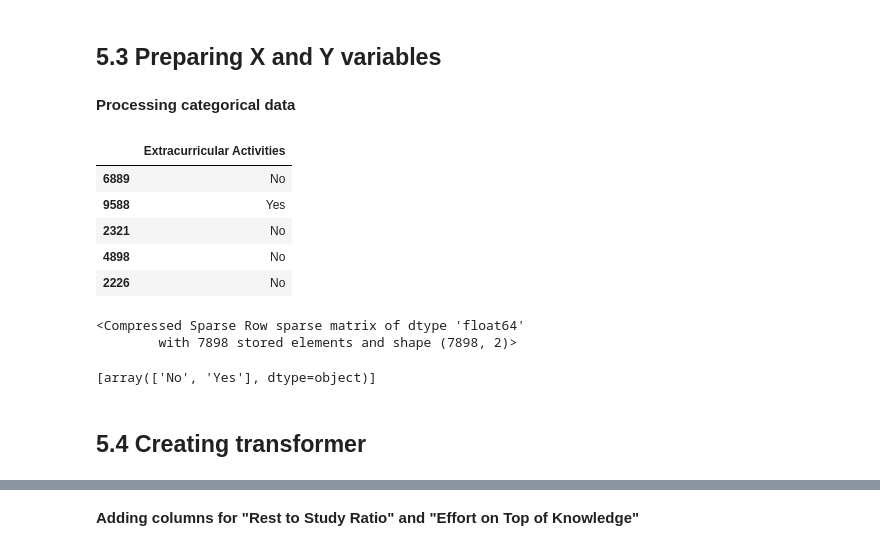
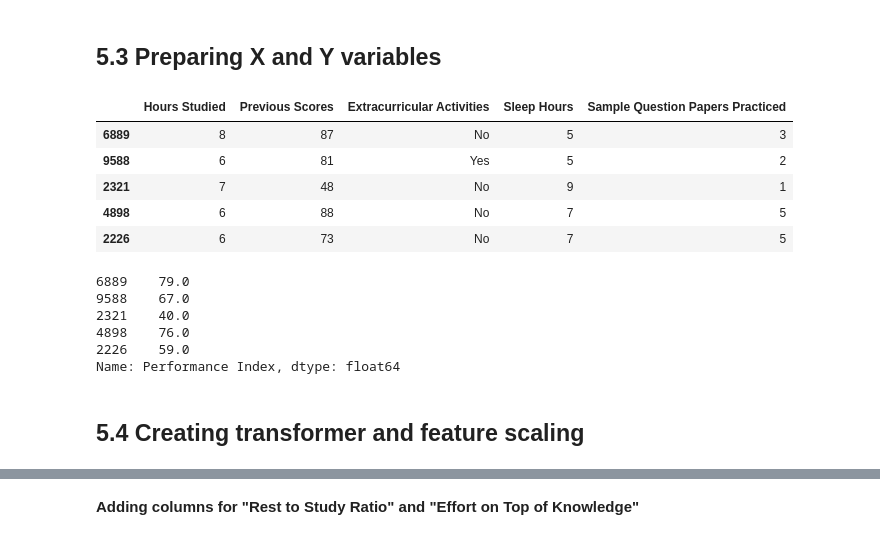
Before and after one commit to Hanna-hk/Student_Performance_ML_project, a Jupyter notebook: notebook/MODEL_TRAINING.ipynb, the cells around one changed output, grey strips where cells are left out. Saved outputs shown, nothing was run; the diff lists cells and outputs as text; code cells hidden in the pictures.

```diff
--- a/notebook/MODEL_TRAINING.ipynb
+++ b/notebook/MODEL_TRAINING.ipynb
@@ -133,29 +136,24 @@ strat_test_set = strat_test_set.drop("income_cat", axis=1)
 # %%
 df = strat_train_set.drop("Performance Index", axis=1)
 df_labels = strat_train_set["Performance Index"].copy()
-# %% [markdown]
-**Processing categorical data**
-# %%
-df_cat = df[["Extracurricular Activities"]]
-df_cat.head(5)
-# %% [output]
-|  | Extracurricular Activities |
-| 6889 | No |
-| 9588 | Yes |
-| 2321 | No |
-| 4898 | No |
-| 2226 | No |
-# %%
-cat_encoder = OneHotEncoder()
-df_cat_hot = cat_encoder.fit_transform(df_cat)
-df_cat_hot
-# %% [output]
-<Compressed Sparse Row sparse matrix of dtype 'float64'
-        with 7898 stored elements and shape (7898, 2)>
-# %%
-cat_encoder.categories_
-# %% [output]
-[array(['No', 'Yes'], dtype=object)]
+# %%
+df.head(5)
+# %% [output]
+|  | Hours Studied | Previous Scores | Extracurricular Activities | Sleep Hours | Sample Question Papers Practiced |
+| 6889 | 8 | 87 | No | 5 | 3 |
+| 9588 | 6 | 81 | Yes | 5 | 2 |
+| 2321 | 7 | 48 | No | 9 | 1 |
+| 4898 | 6 | 88 | No | 7 | 5 |
+| 2226 | 6 | 73 | No | 7 | 5 |
+# %%
+df_labels.head(5)
+# %% [output]
+6889    79.0
+9588    67.0
+2321    40.0
+4898    76.0
+2226    59.0
+Name: Performance Index, dtype: float64
 # %% [markdown]
-**5.4 Creating transformer**
+**5.4 Creating transformer and feature scaling**
 --
```
Also changed, not shown: parts of 20 cells of this notebook, 1 other file.
